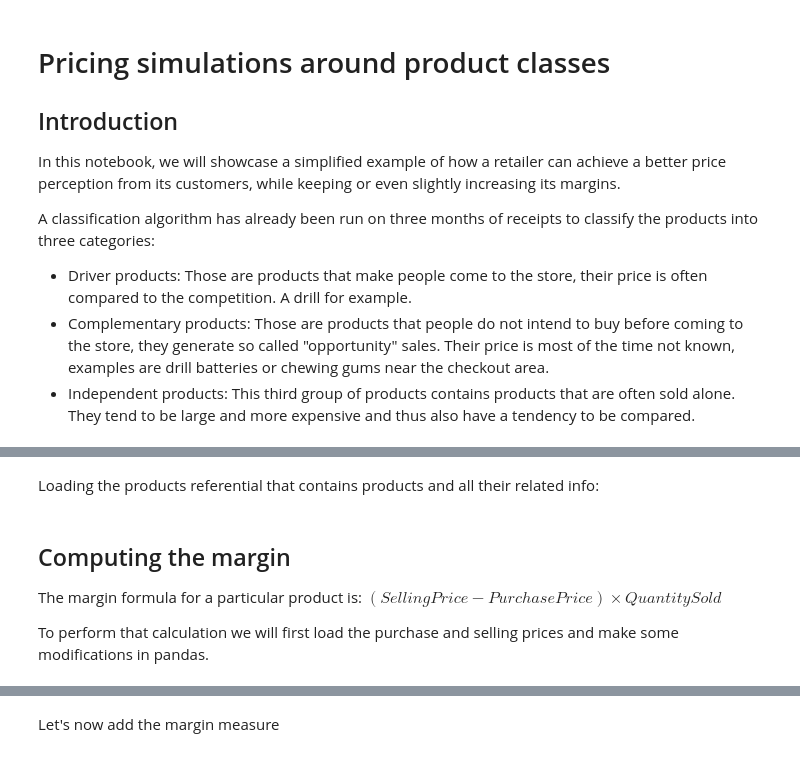
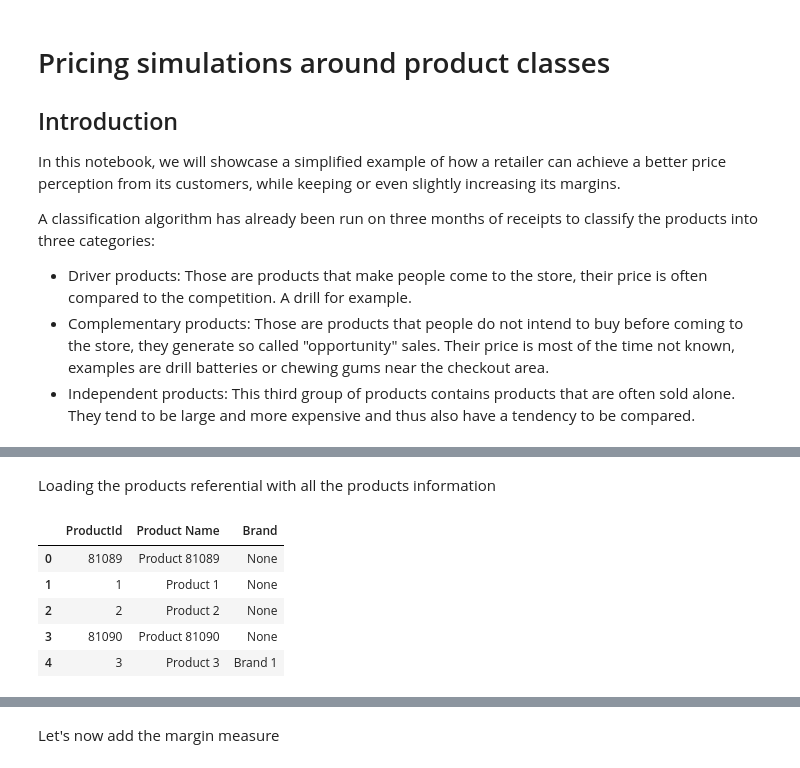
Before and after one commit to atoti/notebooks, a Jupyter notebook: retail/pricing-simulations-around-product-classes/main.ipynb, the cells around one changed output, grey strips where cells are left out. Saved outputs shown, nothing was run; the diff lists cells and outputs as text; code cells hidden in the pictures.

```diff
--- a/retail/pricing-simulations-around-product-classes/main.ipynb
+++ b/retail/pricing-simulations-around-product-classes/main.ipynb
@@ -12,2 +37,2 @@ A classification algorithm has already been run on three months of receipts to c
 # %% [markdown]
-Loading the products referential that contains products and all their related info:
+Loading the products referential with all the products information
@@ -16,7 +39,14 @@ import pandas
 # %%
-products = pandas.read_csv("http://data.atoti.io/notebooks/products-classification/products_referential.csv", sep=";").astype({"ProductId": "long"})
+products_store = session.read_csv(
+    "s3://data.atoti.io/notebooks/products-classification/products_referential.csv",
+    store_name="Products_store",
+    sep=";"
+)
+products_store.head()
+# %% [output]
+|  | ProductId | Product Name | Brand |
+| 0 | 81089 | Product 81089 | None |
+| 1 | 1 | Product 1 | None |
+| 2 | 2 | Product 2 | None |
+| 3 | 81090 | Product 81090 | None |
+| 4 | 3 | Product 3 | Brand 1 |
-# %% [markdown]
-## Computing the margin
-The margin formula for a particular product is: $(Selling Price - Purchase Price) \times Quantity Sold$
-
-To perform that calculation we will first load the purchase and selling prices and make some modifications in pandas.
```
Also changed, not shown: parts of 51 cells of this notebook, 1 other file.
